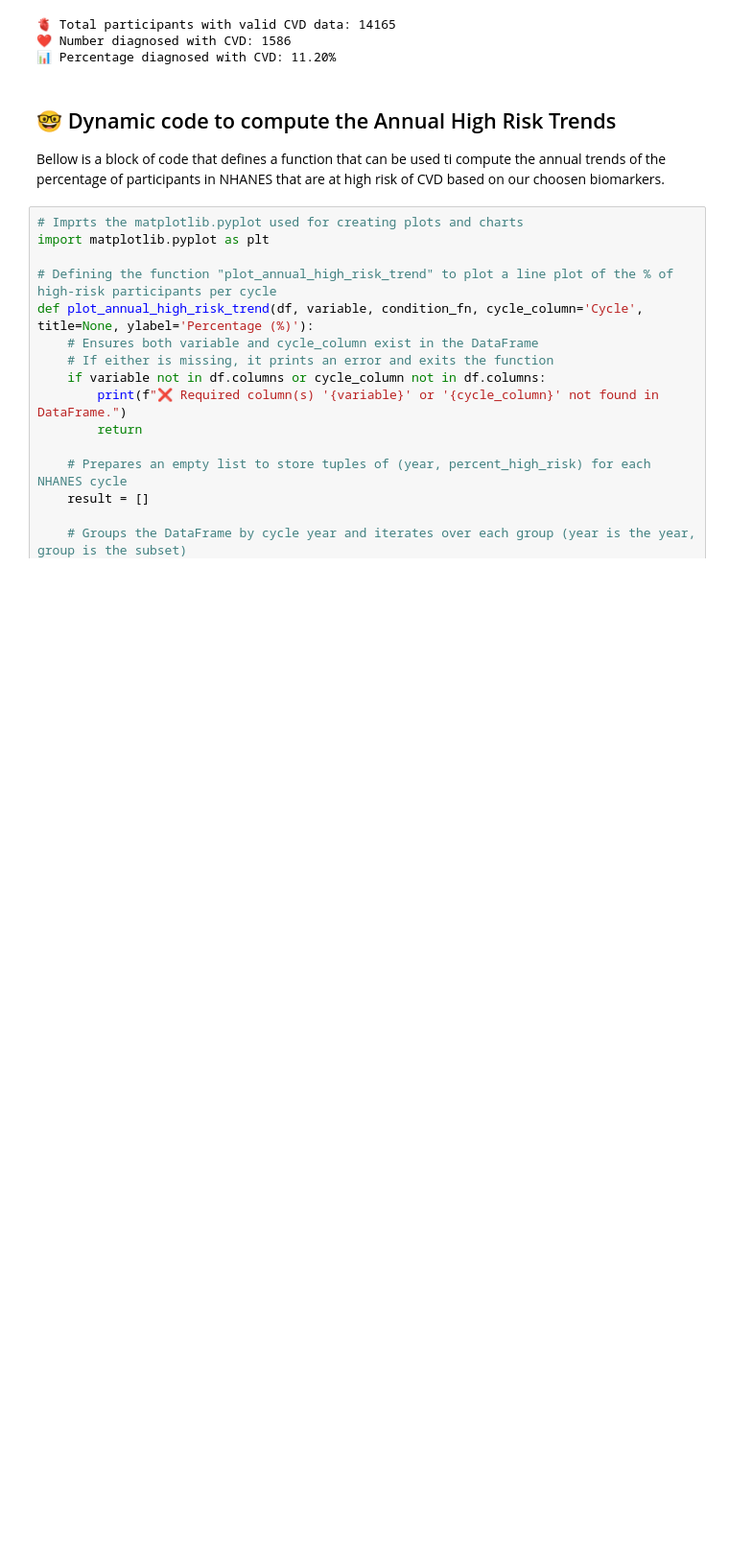
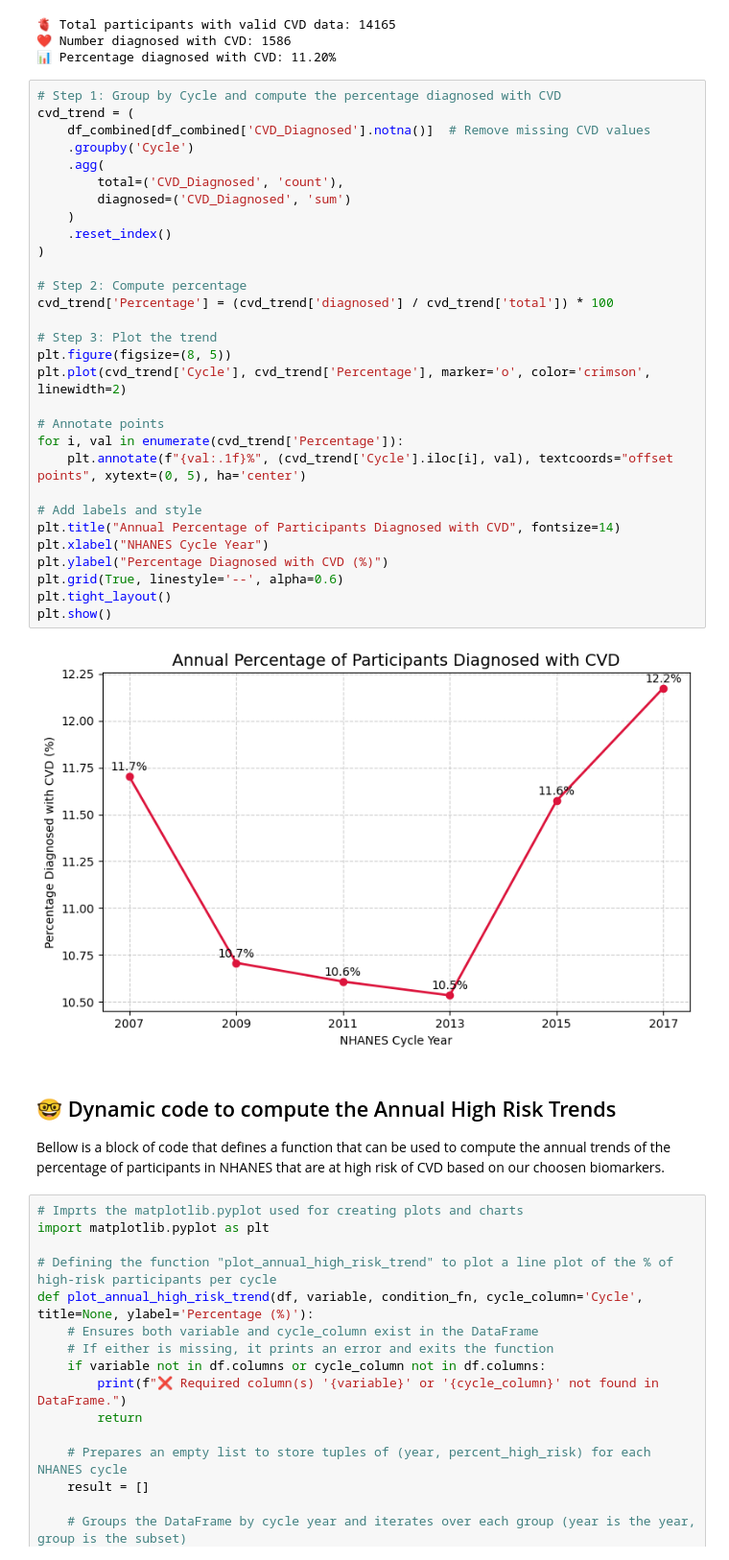
Before and after one commit to nch0lasss/BMPRAC-NHANES-Analysis-CVD, a Jupyter notebook: BMPRAC_project.ipynb, the cells around one changed output. Shown at 96% size. Saved outputs shown, nothing was run; the diff lists cells and outputs as text; blank space fills up the shorter version.

```diff
--- a/BMPRAC_project.ipynb
+++ b/BMPRAC_project.ipynb
@@ -1583,10 +1593,42 @@ print(f"📊 Percentage diagnosed with CVD: {cvd_percentage:.2f}%")
 🫀 Total participants with valid CVD data: 14165
 ❤️ Number diagnosed with CVD: 1586
 📊 Percentage diagnosed with CVD: 11.20%
+# %%
+# Step 1: Group by Cycle and compute the percentage diagnosed with CVD
+cvd_trend = (
+    df_combined[df_combined['CVD_Diagnosed'].notna()]  # Remove missing CVD values
+    .groupby('Cycle')
+    .agg(
+        total=('CVD_Diagnosed', 'count'),
+        diagnosed=('CVD_Diagnosed', 'sum')
+    )
+    .reset_index()
+)
+
+# Step 2: Compute percentage
+cvd_trend['Percentage'] = (cvd_trend['diagnosed'] / cvd_trend['total']) * 100
+
+# Step 3: Plot the trend
+plt.figure(figsize=(8, 5))
+plt.plot(cvd_trend['Cycle'], cvd_trend['Percentage'], marker='o', color='crimson', linewidth=2)
+
+# Annotate points
+for i, val in enumerate(cvd_trend['Percentage']):
+    plt.annotate(f"{val:.1f}%", (cvd_trend['Cycle'].iloc[i], val), textcoords="offset points", xytext=(0, 5), ha='center')
+
+# Add labels and style
+plt.title("Annual Percentage of Participants Diagnosed with CVD", fontsize=14)
+plt.xlabel("NHANES Cycle Year")
+plt.ylabel("Percentage Diagnosed with CVD (%)")
+plt.grid(True, linestyle='--', alpha=0.6)
+plt.tight_layout()
+plt.show()
+# %% [output]
+[figure, added]
 # %% [markdown]
 ## 🤓 Dynamic code to compute the Annual High Risk Trends
 
-Bellow is a block of code that defines a function that can be used ti compute the annual trends of the percentage of participants in NHANES that are at high risk of CVD based on our choosen biomarkers.
+Bellow is a block of code that defines a function that can be used to compute the annual trends of the percentage of participants in NHANES that are at high risk of CVD based on our choosen biomarkers.
 # %%
 # Imprts the matplotlib.pyplot used for creating plots and charts
 import matplotlib.pyplot as plt
```
Also changed, not shown: parts of 35 cells of this notebook.
